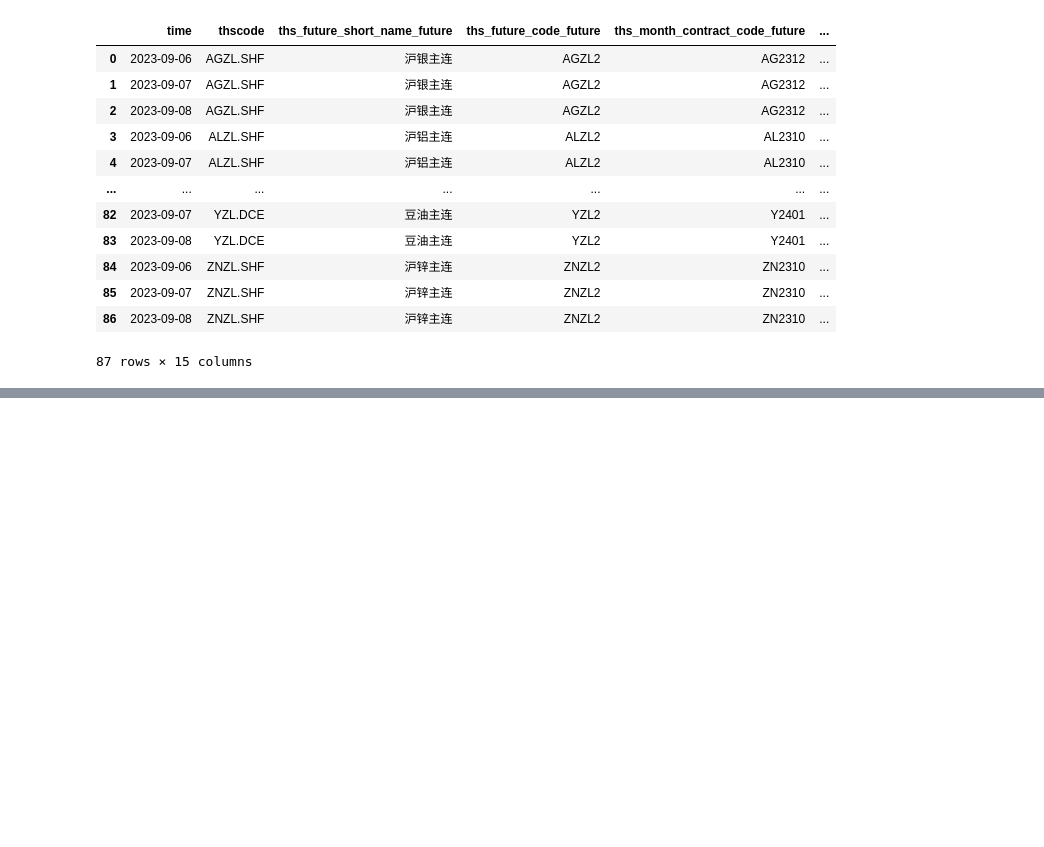
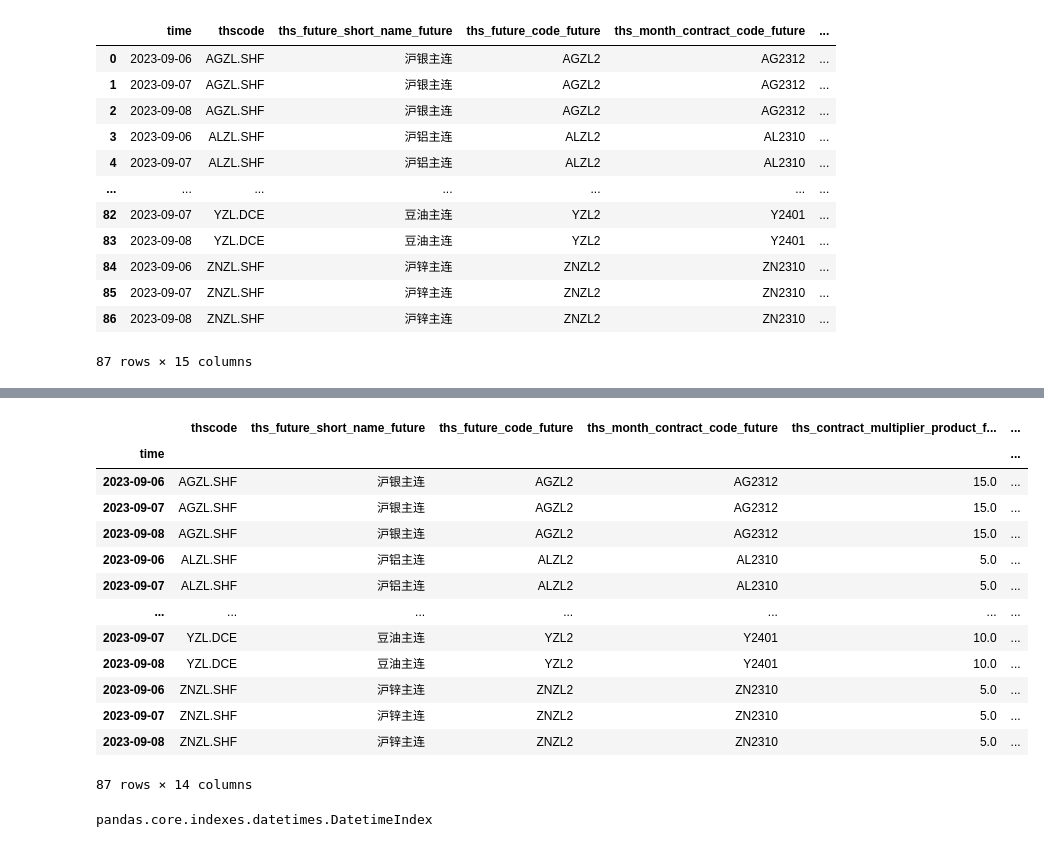
Before and after one commit to samson8964/dataprocessing, a Jupyter notebook: 学习计划1期货数据获取.ipynb, the cells around one changed output, grey strips where cells are left out. Cells and saved outputs as stored; diff of their text form; code cells hidden in the pictures; blank space fills up the shorter version.

```diff
--- a/学习计划1期货数据获取.ipynb
+++ b/学习计划1期货数据获取.ipynb
@@ -103,5 +106,8 @@ len(str)
 # %% [output]
 29
 # %%
-data = THS_DS('AGZL.SHF,ALZL.SHF,APZL.CZC,BUZL.SHF,CFZL.CZC,CZL.DCE,EBZL.DCE,EGZL.DCE,FGZL.CZC,FUZL.SHF,HCZL.SHF,LZL.DCE,MAZL.CZC,MZL.DCE,OIZL.CZC,PGZL.DCE,PPZL.DCE,PZL.DCE,RBZL.SHF,RMZL.CZC,SAZL.CZC,SFZL.CZC,SMZL.CZC,SPZL.SHF,TAZL.CZC,URZL.CZC,VZL.DCE,YZL.DCE,ZNZL.SHF','ths_future_short_name_future;ths_future_code_future;ths_month_contract_code_future;ths_contract_multiplier_product_future;ths_pricing_unit_future;ths_mini_chg_price_future;ths_open_price_future;ths_high_price_future;ths_low_future;ths_close_price_future;ths_settle_future;ths_vol_future;ths_open_interest_future',';;;;;;;;;;;;','','2023-09-06','2023-09-08','format:dataframe')
+data = THS_DS(
+    'AGZL.SHF,ALZL.SHF,APZL.CZC,BUZL.SHF,CFZL.CZC,CZL.DCE,EBZL.DCE,EGZL.DCE,FGZL.CZC,FUZL.SHF,HCZL.SHF,LZL.DCE,MAZL.CZC,MZL.DCE,OIZL.CZC,PGZL.DCE,PPZL.DCE,PZL.DCE,RBZL.SHF,RMZL.CZC,SAZL.CZC,SFZL.CZC,SMZL.CZC,SPZL.SHF,TAZL.CZC,URZL.CZC,VZL.DCE,YZL.DCE,ZNZL.SHF',
+    'ths_future_short_name_future;ths_future_code_future;ths_month_contract_code_future;ths_contract_multiplier_product_future;ths_pricing_unit_future;ths_mini_chg_price_future;ths_open_price_future;ths_high_price_future;ths_low_future;ths_close_price_future;ths_settle_future;ths_vol_future;ths_open_interest_future',
+    ';;;;;;;;;;;;', '', '2023-09-06', '2023-09-08', 'format:dataframe')
 # %%
@@ -146,0 +155,2 @@ data.datatype
+# %%
+df1 = data.data
@@ -146,0 +173,21 @@ data.datatype
+# %%
+df1.set_index('time')
+# %% [output]
+|  | thscode | ths_future_short_name_future | ths_future_code_future | ths_month_contract_code_future | ths_contract_multiplier_product_f... | ... |
+| time |  |  |  |  |  | ... |
+| 2023-09-06 | AGZL.SHF | 沪银主连 | AGZL2 | AG2312 | 15.0 | ... |
+| 2023-09-07 | AGZL.SHF | 沪银主连 | AGZL2 | AG2312 | 15.0 | ... |
+| 2023-09-08 | AGZL.SHF | 沪银主连 | AGZL2 | AG2312 | 15.0 | ... |
+| 2023-09-06 | ALZL.SHF | 沪铝主连 | ALZL2 | AL2310 | 5.0 | ... |
+| 2023-09-07 | ALZL.SHF | 沪铝主连 | ALZL2 | AL2310 | 5.0 | ... |
+| ... | ... | ... | ... | ... | ... | ... |
+| 2023-09-07 | YZL.DCE | 豆油主连 | YZL2 | Y2401 | 10.0 | ... |
+| 2023-09-08 | YZL.DCE | 豆油主连 | YZL2 | Y2401 | 10.0 | ... |
+| 2023-09-06 | ZNZL.SHF | 沪锌主连 | ZNZL2 | ZN2310 | 5.0 | ... |
+| 2023-09-07 | ZNZL.SHF | 沪锌主连 | ZNZL2 | ZN2310 | 5.0 | ... |
+| 2023-09-08 | ZNZL.SHF | 沪锌主连 | ZNZL2 | ZN2310 | 5.0 | ... |
+87 rows × 14 columns
+# %%
+type(df1.index)
+# %% [output]
+pandas.core.indexes.datetimes.DatetimeIndex
```
Also changed, not shown: parts of 14 cells of this notebook, 3 other files.
